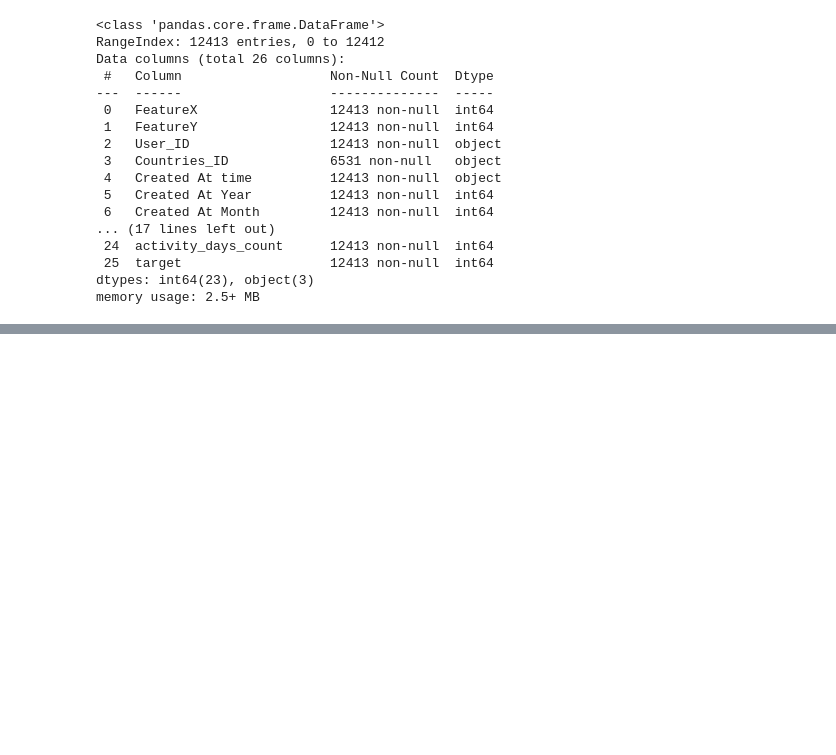
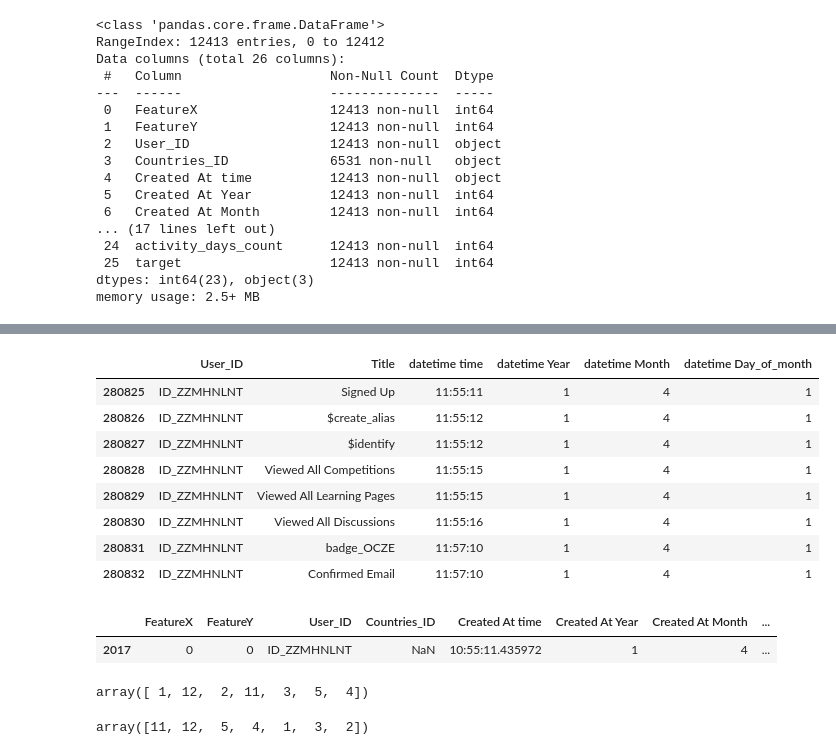
Before and after one commit to OmarFetou7/New-User-Engagement, a Jupyter notebook: test.ipynb, the cells around one changed output, grey strips where cells are left out. Saved outputs shown, nothing was run; the diff lists cells and outputs as text; code cells hidden in the pictures; blank space fills up the shorter version.

```diff
--- a/test.ipynb
+++ b/test.ipynb
@@ -227,0 +412,25 @@ memory usage: 2.5+ MB
+# %%
+useractivity.loc[useractivity['User_ID'] == "ID_ZZMHNLNT"]
+# %% [output]
+|  | User_ID | Title | datetime time | datetime Year | datetime Month | datetime Day_of_month |
+| 280825 | ID_ZZMHNLNT | Signed Up | 11:55:11 | 1 | 4 | 1 |
+| 280826 | ID_ZZMHNLNT | $create_alias | 11:55:12 | 1 | 4 | 1 |
+| 280827 | ID_ZZMHNLNT | $identify | 11:55:12 | 1 | 4 | 1 |
+| 280828 | ID_ZZMHNLNT | Viewed All Competitions | 11:55:15 | 1 | 4 | 1 |
+| 280829 | ID_ZZMHNLNT | Viewed All Learning Pages | 11:55:15 | 1 | 4 | 1 |
+| 280830 | ID_ZZMHNLNT | Viewed All Discussions | 11:55:16 | 1 | 4 | 1 |
+| 280831 | ID_ZZMHNLNT | badge_OCZE | 11:57:10 | 1 | 4 | 1 |
+| 280832 | ID_ZZMHNLNT | Confirmed Email | 11:57:10 | 1 | 4 | 1 |
+# %%
+users[users['User_ID'] == 'ID_ZZMHNLNT']
+# %% [output]
+|  | FeatureX | FeatureY | User_ID | Countries_ID | Created At time | Created At Year | Created At Month | ... |
+| 2017 | 0 | 0 | ID_ZZMHNLNT | NaN | 10:55:11.435972 | 1 | 4 | ... |
+# %%
+users['Created At Month'].unique()
+# %% [output]
+array([ 1, 12,  2, 11,  3,  5,  4])
+# %%
+useractivity['datetime Month'].unique()
+# %% [output]
+array([11, 12,  5,  4,  1,  3,  2])
```
Also changed, not shown: parts of 22 cells of this notebook, 5 other files.
